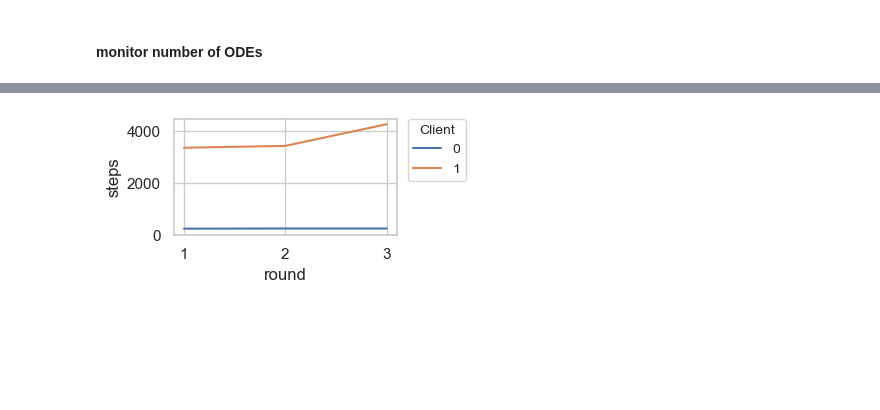
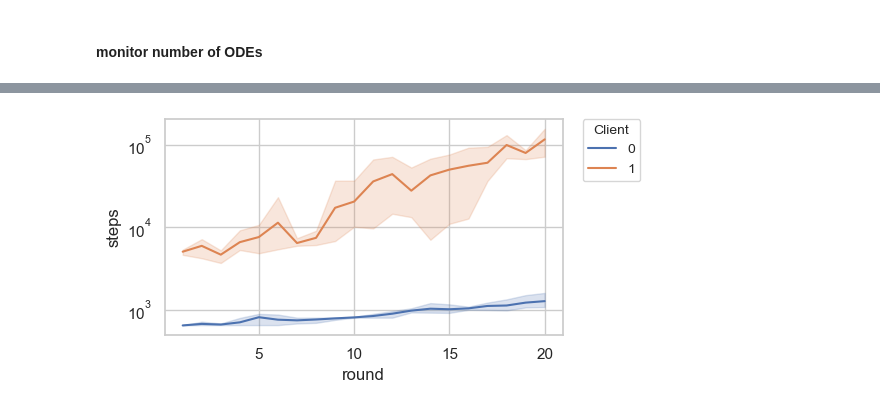
Before and after one commit to luisas/fl4tsf, a Jupyter notebook: analysis/02_timescale_analysis.ipynb, the cells around one changed output, grey strips where cells are left out. Cells and saved outputs as stored; diff of their text form; code cells hidden in the pictures; blank space fills up the shorter version.

```diff
--- a/analysis/02_timescale_analysis.ipynb
+++ b/analysis/02_timescale_analysis.ipynb
@@ -30,7 +30,7 @@ The autoreload extension is already loaded. To reload it, use:
 # %% [markdown]
 #### monitor number of ODEs
 # %%
-result_json = glob.glob(f"../results_timescales_mini/**/federated_training/**/**/**/results.json", recursive=True)
+result_json = glob.glob(f"../results_timescales/**/federated_training/**/**/**/results.json", recursive=True)
 result_json = list(set(result_json))
 result_json
 # %% [output]
@@ -99,15 +143,17 @@ plt.show()
 # %%
 ######################################
 #  Plot the last loss vs difference
 #######################################
-plt.figure(figsize=(4, 2))
-df_summary_lambdas = df_summary_lambdas[df_summary_lambdas["alpha"]== 0.0]
+plt.figure(figsize=(6, 3))
+#df_summary_lambdas = df_summary_lambdas[df_summary_lambdas["alpha"]== 0.0]
 sns.lineplot(data=df_summary_lambdas, x='round', y='steps',
-             hue='client', markers=True, dashes=False)
+             hue='client',  markers=True, dashes=False)
 plt.legend(bbox_to_anchor=(1.05, 1), loc='upper left',
            borderaxespad=0., title='Client', fontsize='small', title_fontsize='small')
-plt.ylim(0,)
+
 plt.tight_layout()
+# make y axis log scale
+plt.yscale('log')
 plt.show()
 # %% [output]
-[figure, old version]
+[figure, new version]
```
Also changed, not shown: parts of 5 cells of this notebook, 9 other files.
